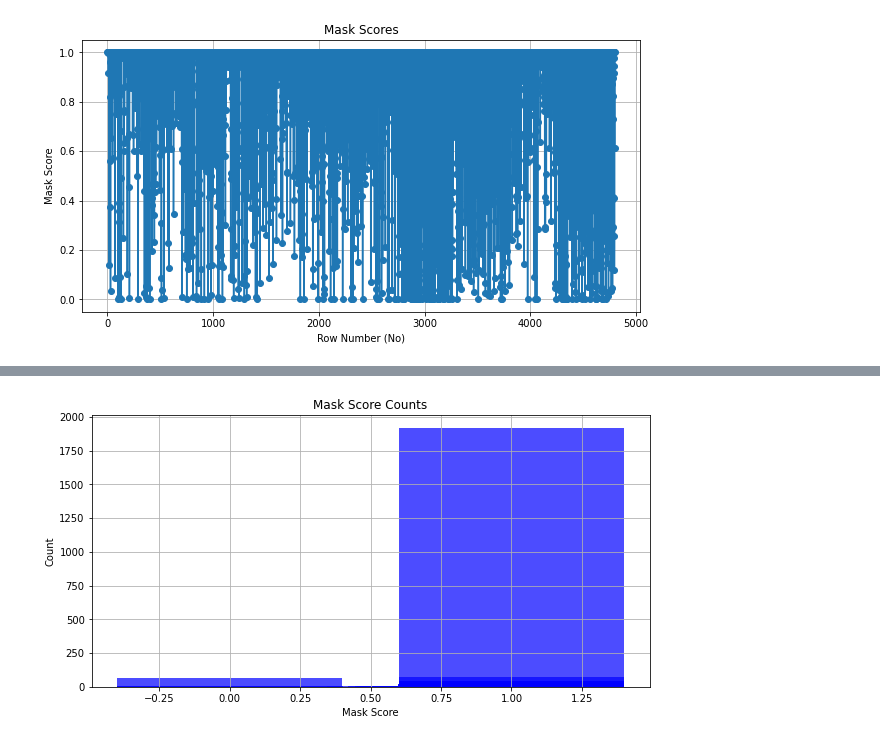
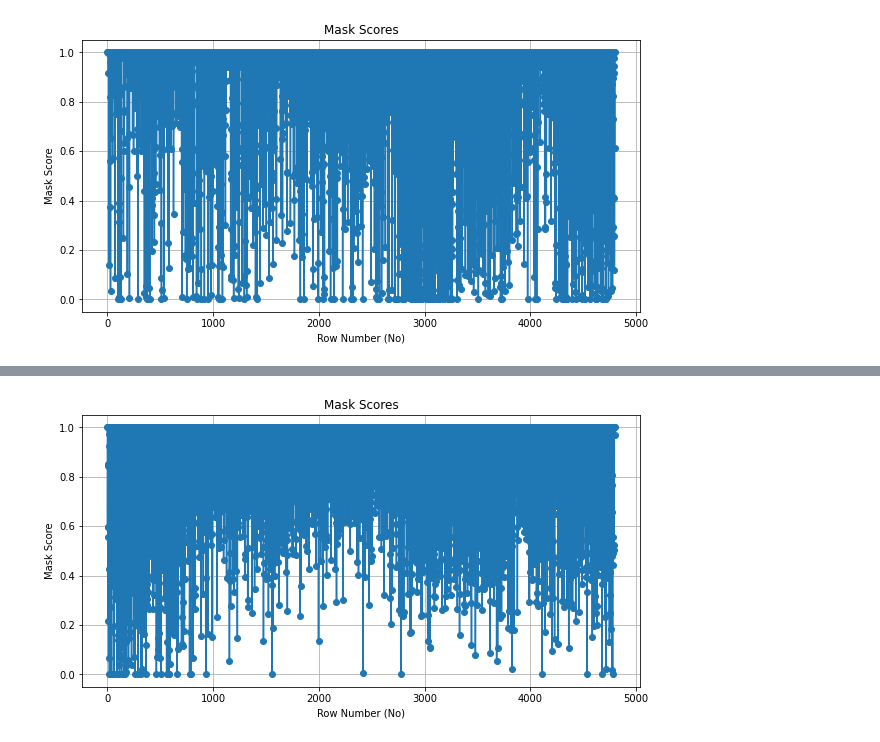
Before and after one commit to pkulium/Focused-Flip-Federated-Backdoor-Attack, a Jupyter notebook: save/plot.ipynb, the cells around one changed output, grey strips where cells are left out. Cells and saved outputs as stored; diff of their text form; code cells hidden in the pictures.

```diff
--- a/save/plot.ipynb
+++ b/save/plot.ipynb
@@ -35,7 +35,7 @@ plt.show()
 import matplotlib.pyplot as plt
 
 # Assuming the text is stored in a file named 'data.txt'
-filename = 'mask_values_0.txt'
+filename = 'mask_values_8.txt'
 
 # Read the file and store the mask scores and row numbers
 row_numbers = []
@@ -60,6 +60,6 @@ plt.title('Mask Scores')
 plt.xlabel('Row Number (No)')
 plt.ylabel('Mask Score')
 plt.grid(True)
-plt.savefig('mask_score.png', bbox_inches='tight')
+plt.savefig('mask_score_8.png', bbox_inches='tight')
 plt.show()
 # %% [output]
@@ -67,41 +175,33 @@ plt.show()
 # %%
-
 import matplotlib.pyplot as plt
-from collections import Counter
 
 # Assuming the text is stored in a file named 'data.txt'
-filename = 'mask_values.txt'
+filename = 'mask_values_9_True.txt'
 
-# Read the file and store the mask scores
+# Read the file and store the mask scores and row numbers
+row_numbers = []
 mask_scores = []
 
 with open(filename, 'r') as file:
     # Skip the header line
     next(file)
 
     for line in file:
-        # Split the line by whitespace and extract the mask score
-        _, _, _, mask_score = line.split()
+        # Split the line by whitespace and extract the row number and mask score
+        row_no, _, _, mask_score = line.split()
 
-        # Append the extracted value to the list
-        if float(mask_score)) < 0.5:
-            mask_scores.append(float(mask_score))
-
-# Count the occurrences of each unique mask score
-mask_score_counts = Counter(mask_scores)
-
-# Extract unique mask scores and their corresponding counts
-unique_mask_scores = list(mask_score_counts.keys())
-counts = list(mask_score_counts.values())
+        # Append the extracted values to the respective lists
+        row_numbers.append(int(row_no))
+        mask_scores.append(float(mask_score))
 
 # Plotting
 plt.figure(figsize=(10,5))
-plt.bar(unique_mask_scores, counts, color='blue', alpha=0.7)
-plt.title('Mask Score Counts')
-plt.xlabel('Mask Score')
-plt.ylabel('Count')
+plt.plot(row_numbers, mask_scores, marker='o')
+plt.title('Mask Scores')
+plt.xlabel('Row Number (No)')
+plt.ylabel('Mask Score')
 plt.grid(True)
-plt.savefig('mask_score_distribution.png', bbox_inches='tight')
+plt.savefig(f'{filename}.png', bbox_inches='tight')
 plt.show()
 # %% [output]
-[figure, old version]
+[figure, new version]
```
Also changed, not shown: parts of 5 cells of this notebook, 14 other files.
